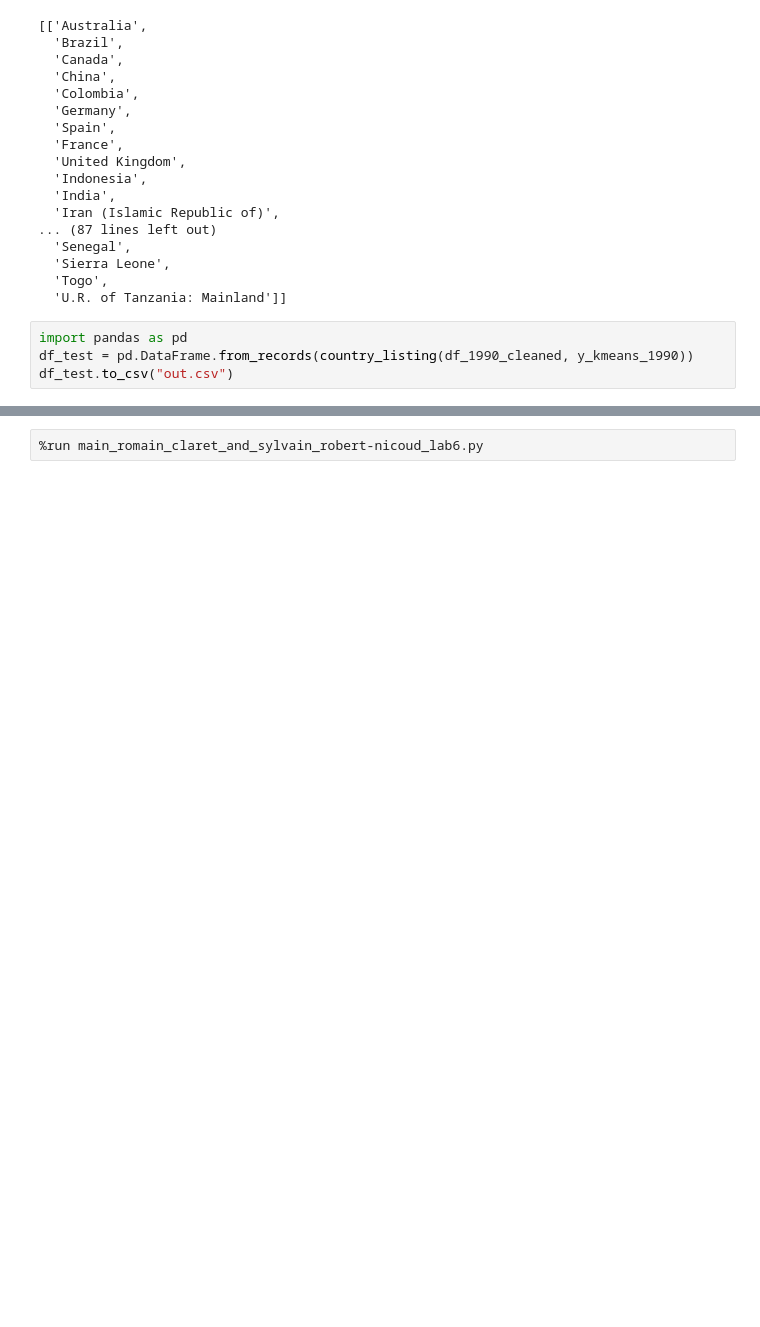
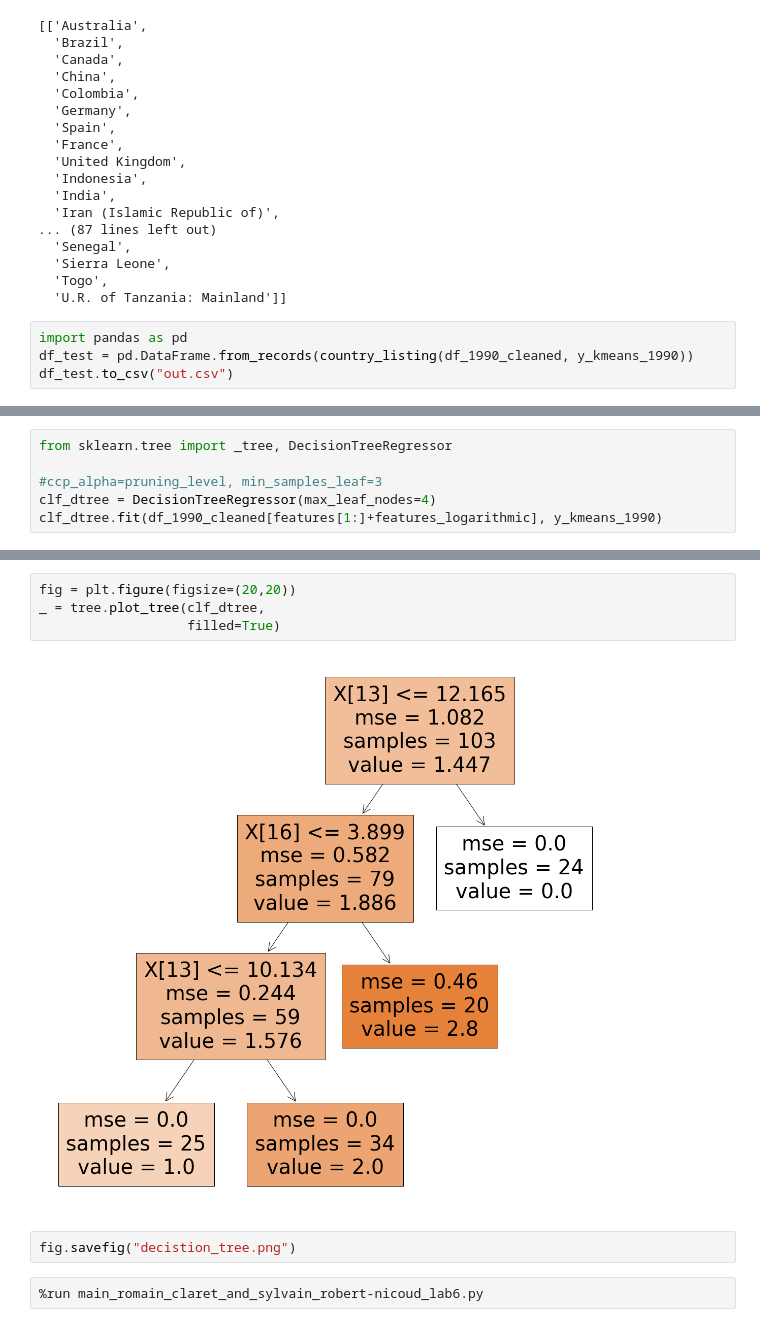
Before and after one commit to RomainClaret/msc.ml.labs, a Jupyter notebook: lab6/lab_06.ipynb, the cells around one changed output, grey strips where cells are left out. Saved outputs shown, nothing was run; the diff lists cells and outputs as text; blank space fills up the shorter version.

Commit message:
+ dtree

```diff
--- a/lab6/lab_06.ipynb
+++ b/lab6/lab_06.ipynb
@@ -283,0 +291,6 @@ df_test.to_csv("out.csv")
+# %%
+from sklearn.tree import _tree, DecisionTreeRegressor
+
+#ccp_alpha=pruning_level, min_samples_leaf=3
+clf_dtree = DecisionTreeRegressor(max_leaf_nodes=4)
+clf_dtree.fit(df_1990_cleaned[features[1:]+features_logarithmic], y_kmeans_1990)
@@ -284,2 +313,10 @@ df_test.to_csv("out.csv")
+# %%
+fig = plt.figure(figsize=(20,20))
+_ = tree.plot_tree(clf_dtree,
+                   filled=True)
+# %% [output]
+[figure, added]
+# %%
+fig.savefig("decistion_tree.png")
 # %%
 %run main_romain_claret_and_sylvain_robert-nicoud_lab6.py
```
Also changed, not shown: parts of 3 cells of this notebook.
